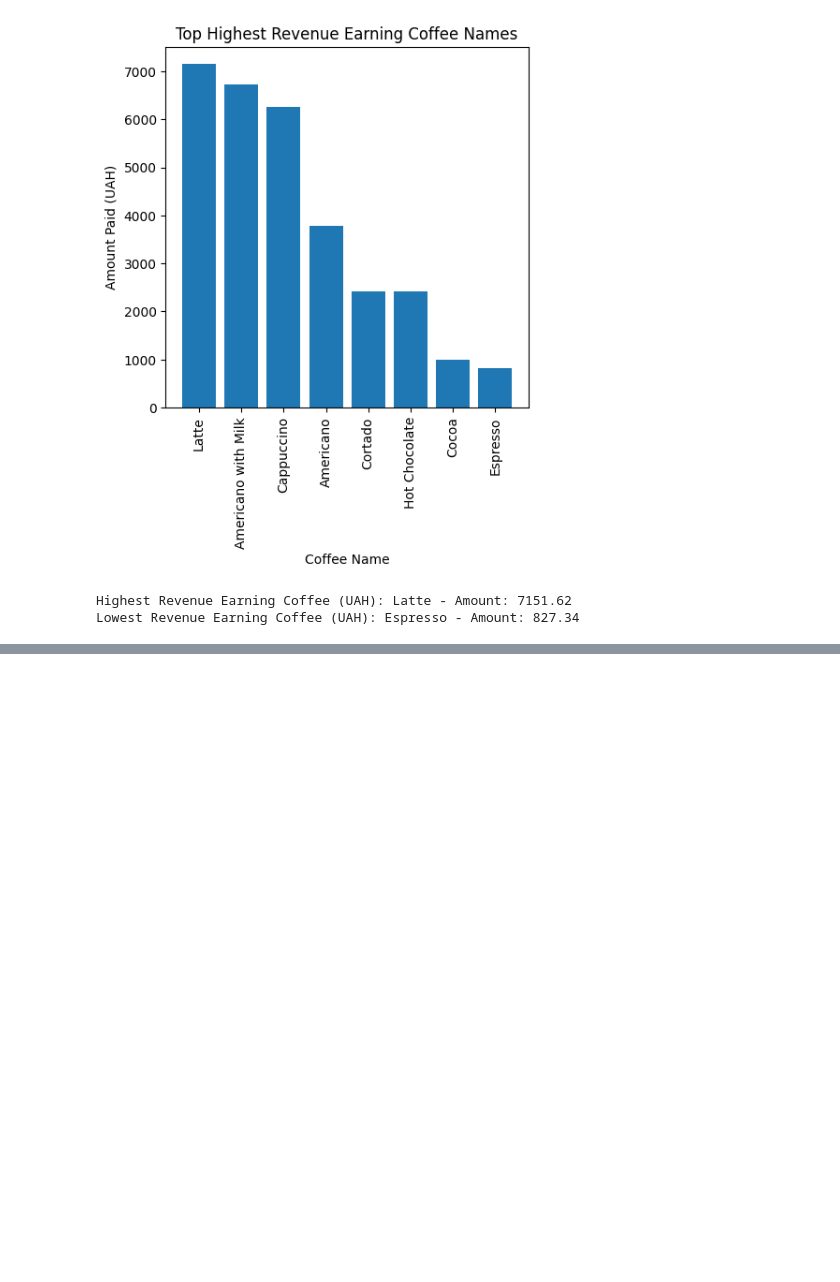
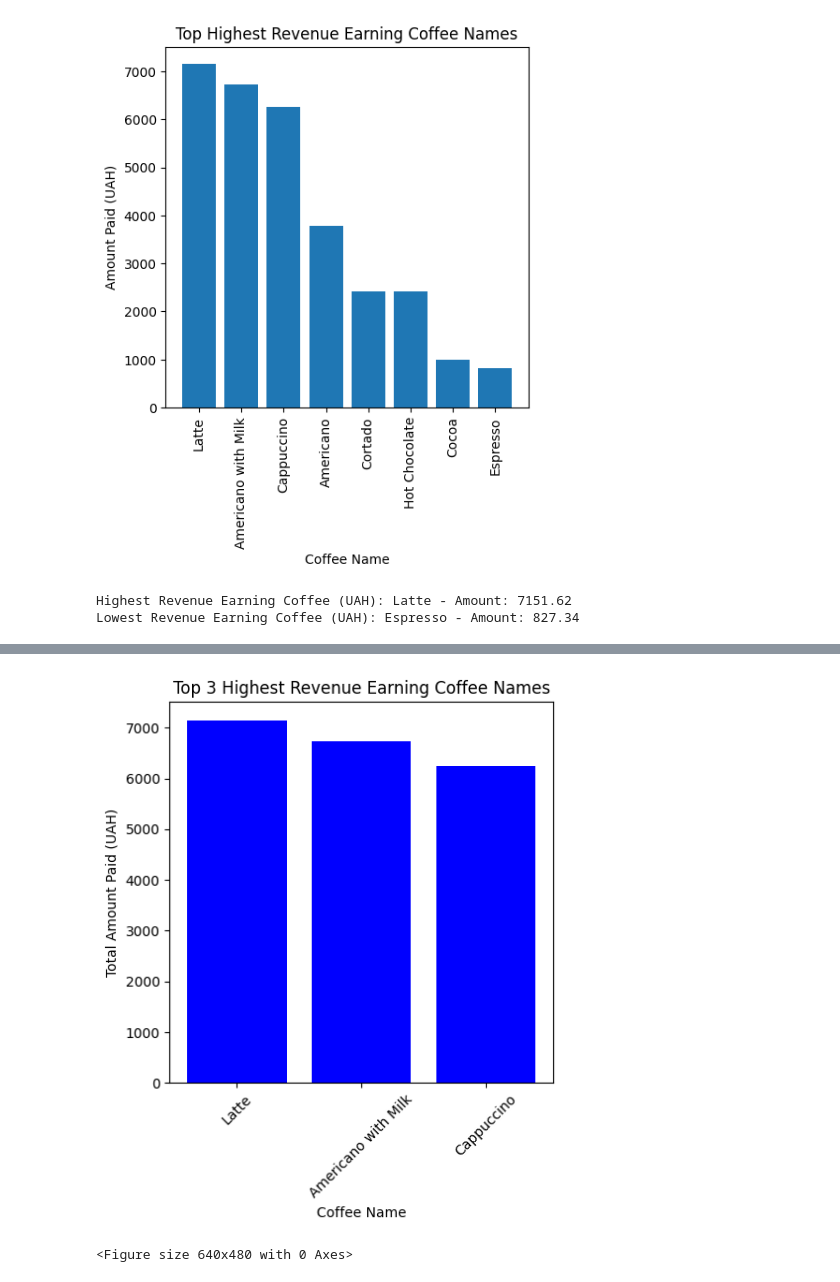
Before and after one commit to JoshuaFarara/KaggleWorld, a Jupyter notebook: notebooks/coffee_sales_analyisis.ipynb, the cells around one changed output, grey strips where cells are left out. Cells and saved outputs as stored; diff of their text form; code cells hidden in the pictures; blank space fills up the shorter version.

Commit message:
Added Total revenue by coffee and top 3 revenue: 	modified:   notebooks/coffee_sales_analyisis.ipynb 	new file:   notebooks/scripts/save_notebook_images.py

```diff
--- a/notebooks/coffee_sales_analyisis.ipynb
+++ b/notebooks/coffee_sales_analyisis.ipynb
@@ -461,0 +481,4 @@ Lowest Revenue Earning Coffee (UAH): Espresso - Amount: 827.34
+# %%
+top_3_revenue_coffees = total_revenue_sorted.head(3)
+print("Top 3 Highest Revenue Earning Coffees (UAH):")
+top_3_revenue_coffees
@@ -461,0 +491,12 @@ Lowest Revenue Earning Coffee (UAH): Espresso - Amount: 827.34
+# %%
+plt.figure(figsize=(5, 5))
+plt.bar(top_3_revenue_coffees['coffee_name'], top_3_revenue_coffees['amount_paid_uah'], color='blue')
+plt.xlabel('Coffee Name')
+plt.ylabel('Total Amount Paid (UAH)')
+plt.xticks(rotation=45)
+plt.title('Top 3 Highest Revenue Earning Coffee Names')
+plt.show()
+plt.savefig('top_3_revenue_coffees.jpg')
+# %% [output]
+[figure, added]
+<Figure size 640x480 with 0 Axes>
```
Also changed, not shown: parts of 4 cells of this notebook, 1 other file.
